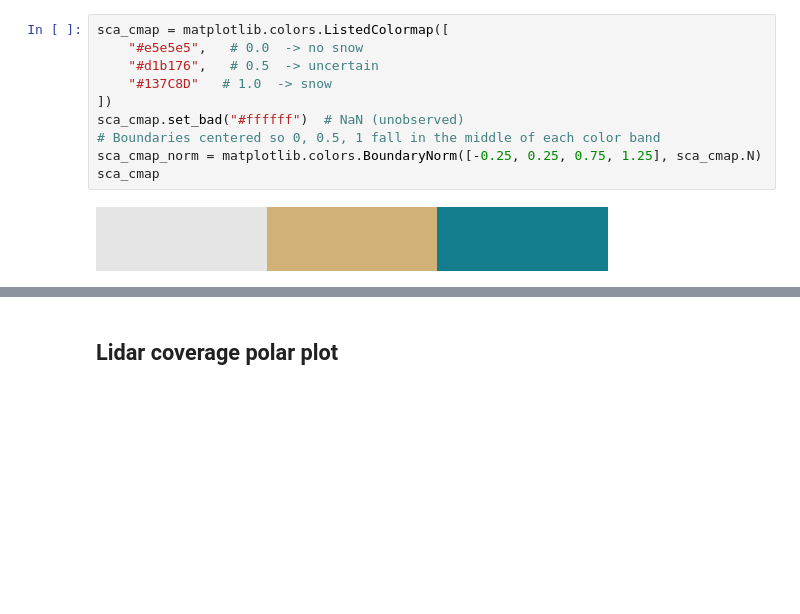
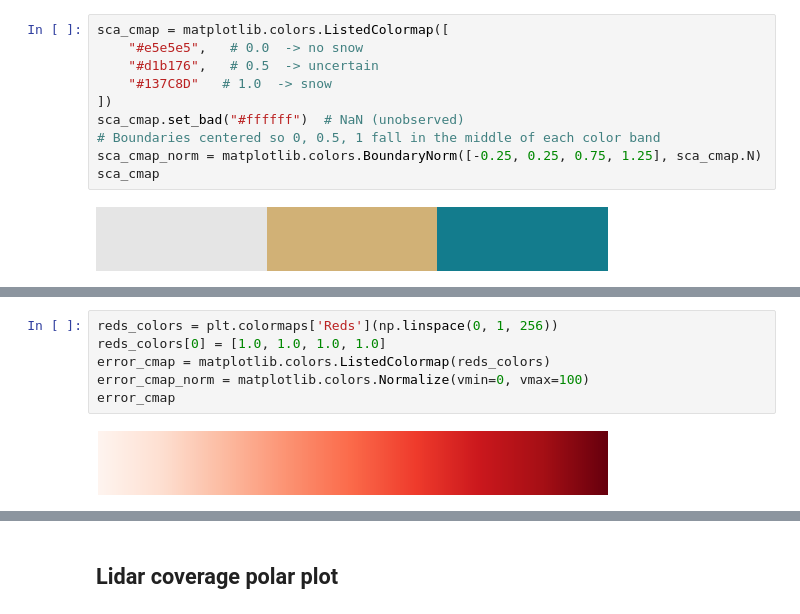
Before and after one commit to naniciafone/SIRO, a Jupyter notebook: SCA_comparison/make_figures.ipynb, the cells around one changed output, grey strips where cells are left out. Saved outputs shown, nothing was run; the diff lists cells and outputs as text; blank space fills up the shorter version.

```diff
--- a/SCA_comparison/make_figures.ipynb
+++ b/SCA_comparison/make_figures.ipynb
@@ -743,0 +98,8 @@ Figure saved to: /Users/rdcrlrka/Research/SIRO/MCS_SCA/figures/recall_timeseries
+# %%
+reds_colors = plt.colormaps['Reds'](np.linspace(0, 1, 256))
+reds_colors[0] = [1.0, 1.0, 1.0, 1.0]
+error_cmap = matplotlib.colors.ListedColormap(reds_colors)
+error_cmap_norm = matplotlib.colors.Normalize(vmin=0, vmax=100)
+error_cmap
+# %% [output]
+[figure, added]
```
Also changed, not shown: parts of 39 cells of this notebook, 8 other files.
